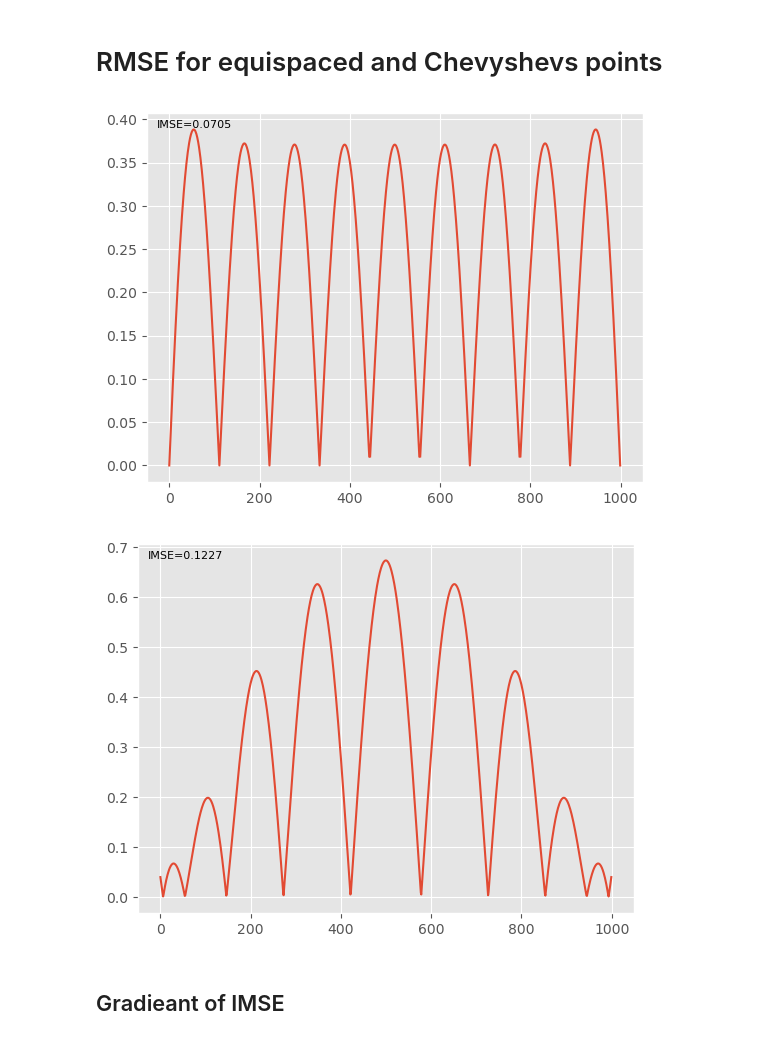
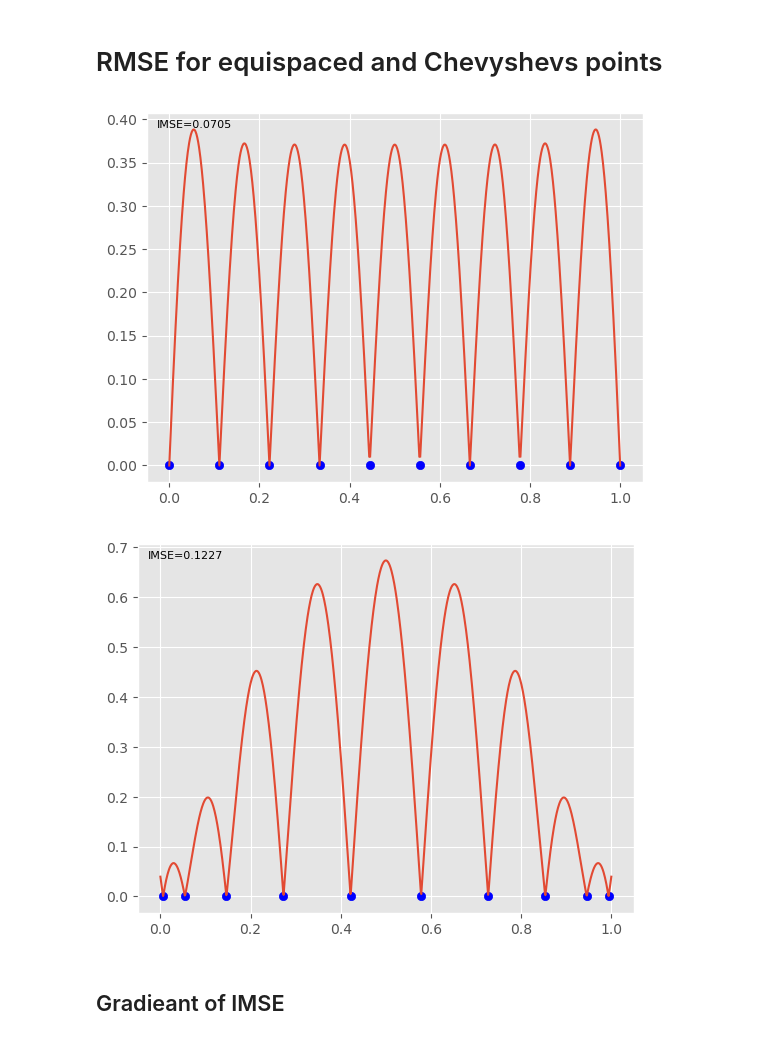
Before and after one commit to Arnab-Kumar-Debnath/Experimental-Design-for-Data-Science-and-Engineering-by-V.-Roshan-Joseph, a Jupyter notebook: Chapter 3.ipynb, the cells around one changed output. Drawn from its saved outputs; the diff is of its cells as text; code cells hidden in the pictures.

```diff
--- a/Chapter 3.ipynb
+++ b/Chapter 3.ipynb
@@ -58,28 +58,29 @@ imse=IMSE(datas, x)
 # %%
 
 for index, data in enumerate(datas):
     for i in range(len(data)):
         for j in range(len(data)):
             R_matrix[i,j]=R(data[i]-data[j])
 
     s_=[]
     for i in x:
         s_.append(s(i, R_matrix, data))
     fig, ax = plt.subplots()
 
-    ax.plot(s_)
+    ax.plot(x,s_)
     ax.text(
         0.02, 0.98,
         f"IMSE={imse[index]:.4f}",
         transform=ax.transAxes,
         ha="left",
         va="top",
         fontsize=8
 
     )
+    ax.scatter(data, [0 for i in range(len(data))], color="b")
 # %% [output]
-[figure, old version]
+[figure, new version]
-[figure, old version]
+[figure, new version]
 # %% [markdown]
 ## Gradieant of IMSE
 # %%
```
Also changed, not shown: parts of 16 cells of this notebook.
